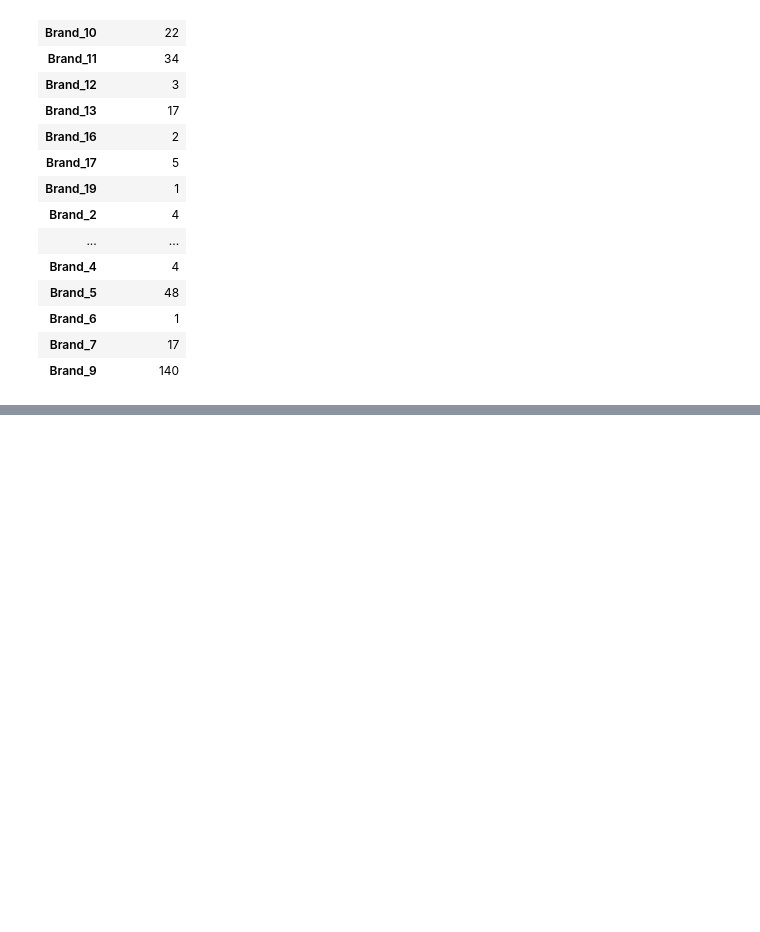
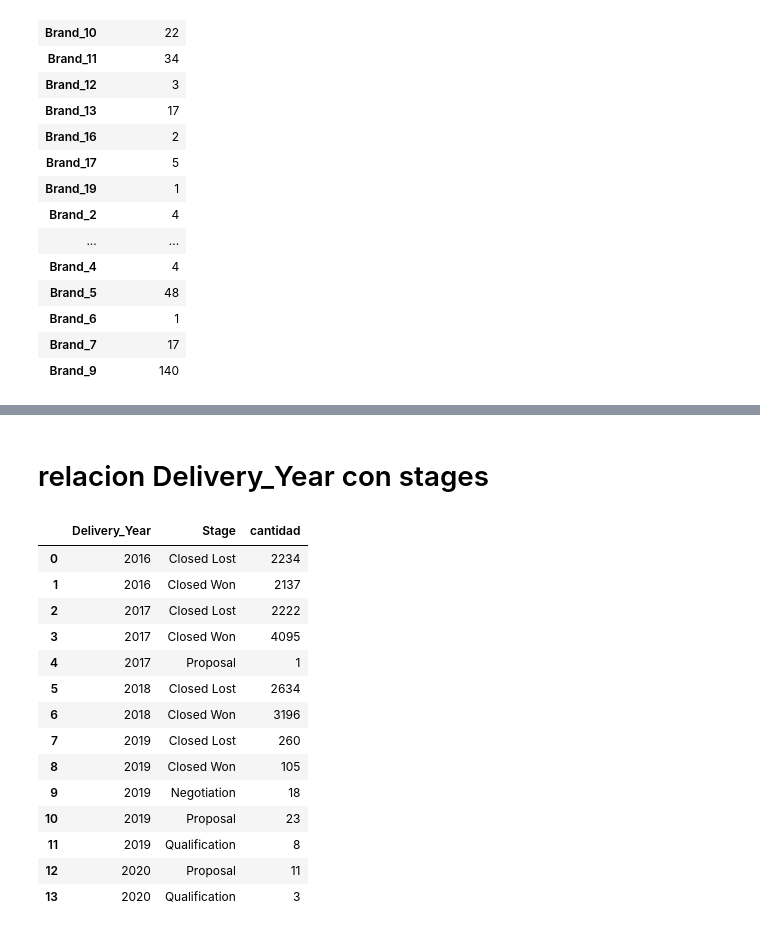
Before and after one commit to joaquinparodi/TP-DATOS, a Jupyter notebook: Analisis/Analisis Joaquin.ipynb, the cells around one changed output, grey strips where cells are left out. Saved outputs shown, nothing was run; the diff lists cells and outputs as text; code cells hidden in the pictures; blank space fills up the shorter version.

```diff
--- a/Analisis/Analisis Joaquin.ipynb
+++ b/Analisis/Analisis Joaquin.ipynb
@@ -176,0 +254,24 @@ pivoted.set_index('Brand')
+# %% [markdown]
+# relacion Delivery_Year con stages
+# %%
+df = df_original
+grouped = df.groupby(['Delivery_Year','Stage']).agg({'ID':['count']})
+grouped.columns = ['cantidad']
+grouped = grouped.reset_index()
+grouped
+# %% [output]
+|  | Delivery_Year | Stage | cantidad |
+| 0 | 2016 | Closed Lost | 2234 |
+| 1 | 2016 | Closed Won | 2137 |
+| 2 | 2017 | Closed Lost | 2222 |
+| 3 | 2017 | Closed Won | 4095 |
+| 4 | 2017 | Proposal | 1 |
+| 5 | 2018 | Closed Lost | 2634 |
+| 6 | 2018 | Closed Won | 3196 |
+| 7 | 2019 | Closed Lost | 260 |
+| 8 | 2019 | Closed Won | 105 |
+| 9 | 2019 | Negotiation | 18 |
+| 10 | 2019 | Proposal | 23 |
+| 11 | 2019 | Qualification | 8 |
+| 12 | 2020 | Proposal | 11 |
+| 13 | 2020 | Qualification | 3 |
```
Also changed, not shown: parts of 10 cells of this notebook.
